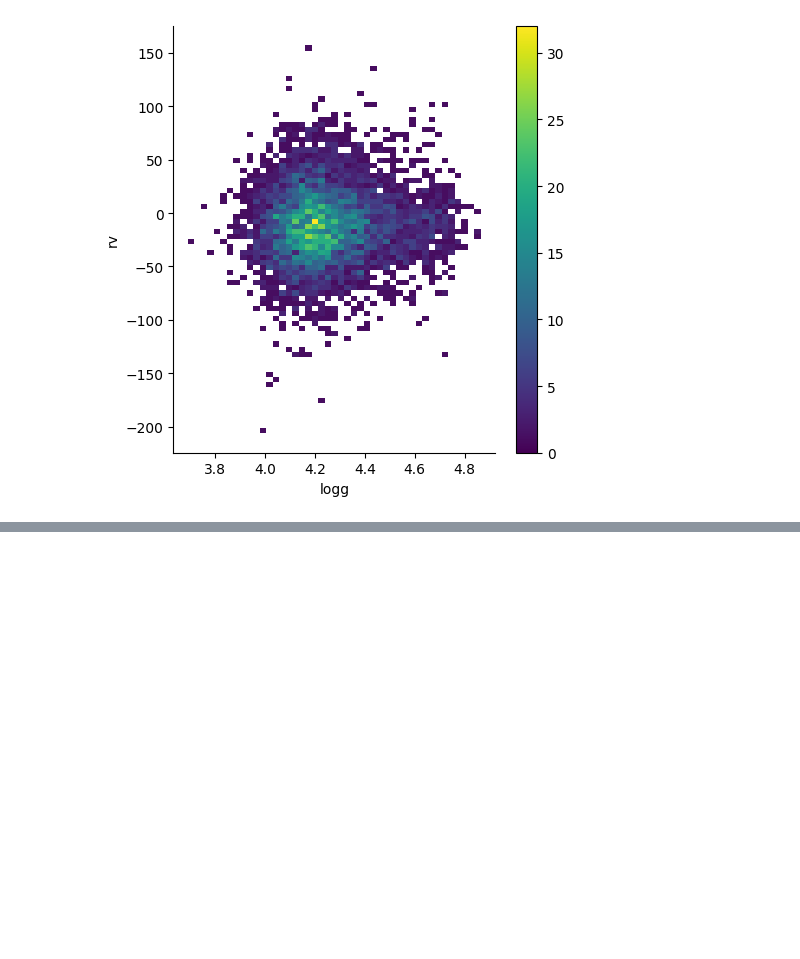
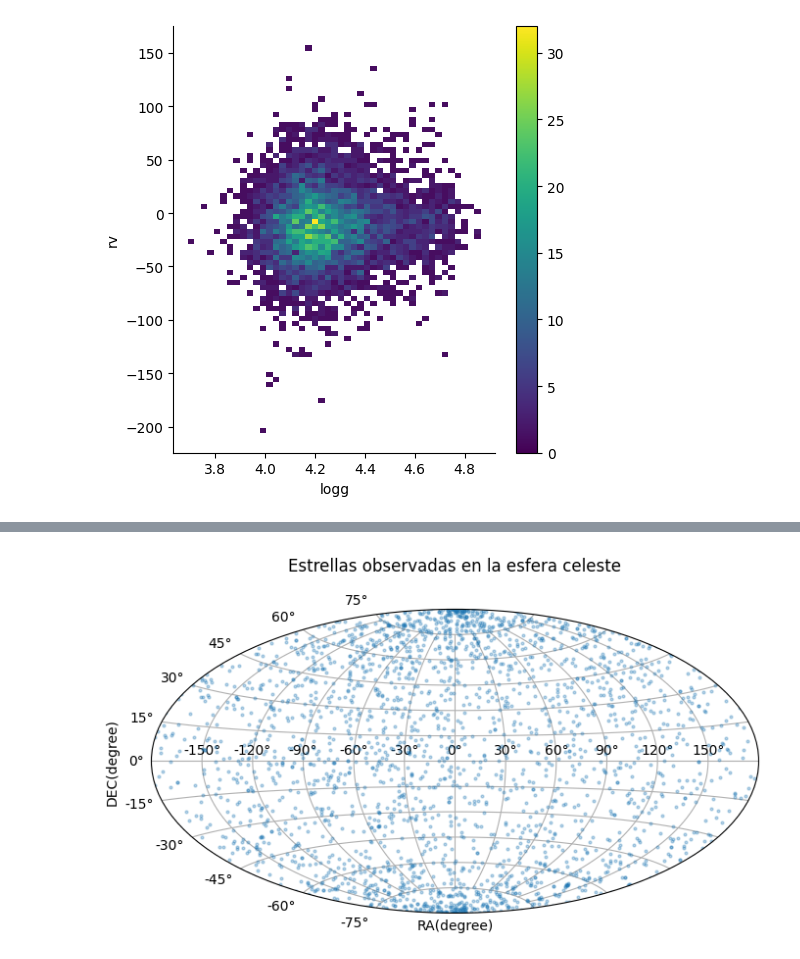
Before and after one commit to oscarcalv/Primer-Parcial-de-Fisica-Computacional, a Jupyter notebook: cuaderno_parcial.ipynb, the cells around one changed output, grey strips where cells are left out. Saved outputs shown, nothing was run; the diff lists cells and outputs as text; code cells hidden in the pictures; blank space fills up the shorter version.

```diff
--- a/cuaderno_parcial.ipynb
+++ b/cuaderno_parcial.ipynb
@@ -168,0 +198,17 @@ sns.displot(data=tabla_numerica,x="logg",y="rv",cbar=True, cmap="viridis")
+# %%
+import matplotlib.pyplot as plt
+plt.figure(figsize=(8,4.2))
+plt.subplot(111, projection="aitoff")
+plt.title("Estrellas observadas en la esfera celeste",y=1.1)
+plt.grid(True)
+plt.plot(tabla["dec_obs"], tabla["ra_obs"], 'o', markersize=2, alpha=0.3)
+plt.ylabel("DEC(degree)")
+plt.xlabel("RA(degree)")
+
+plt.subplots_adjust(top=0.95,bottom=0.0)
+
+
+plt.savefig('esferaceleste.pdf',bbox_inches='tight')
+plt.show()
+# %% [output]
+[figure, added]
```
Also changed, not shown: parts of 5 cells of this notebook, 4 other files.
